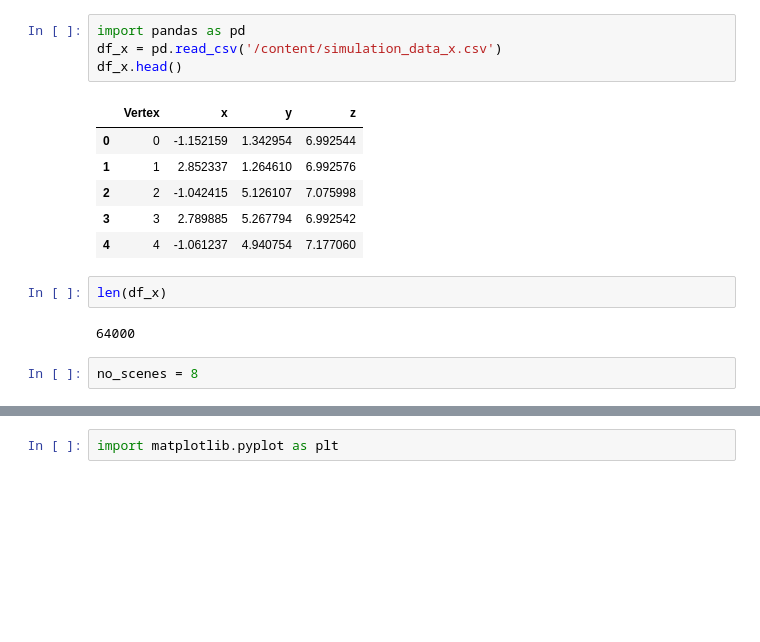
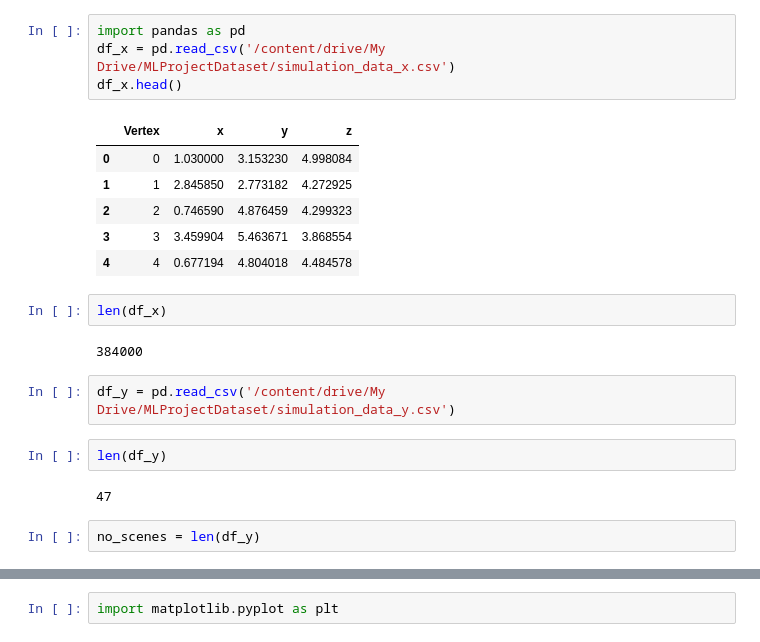
Before and after one commit to AnirudhSA/Cloth-Simulation, a Jupyter notebook: ML_project.ipynb, the cells around one changed output, grey strips where cells are left out. Drawn from its saved outputs; the diff is of its cells as text; blank space fills up the shorter version.

```diff
--- a/ML_project.ipynb
+++ b/ML_project.ipynb
@@ -2,18 +2,24 @@
 <a href="https://colab.research.google.com/github/aswinigh/Cloth-simulation/blob/master/ML_project.ipynb" target="_parent"><img src="https://colab.research.google.com/assets/colab-badge.svg" alt="Open In Colab"/></a>
 # %%
 import pandas as pd
-df_x = pd.read_csv('/content/simulation_data_x.csv')
+df_x = pd.read_csv('/content/drive/My Drive/MLProjectDataset/simulation_data_x.csv')
 df_x.head()
 # %% [output]
 |  | Vertex | x | y | z |
-| 0 | 0 | -1.152159 | 1.342954 | 6.992544 |
-| 1 | 1 | 2.852337 | 1.264610 | 6.992576 |
-| 2 | 2 | -1.042415 | 5.126107 | 7.075998 |
-| 3 | 3 | 2.789885 | 5.267794 | 6.992542 |
-| 4 | 4 | -1.061237 | 4.940754 | 7.177060 |
+| 0 | 0 | 1.030000 | 3.153230 | 4.998084 |
+| 1 | 1 | 2.845850 | 2.773182 | 4.272925 |
+| 2 | 2 | 0.746590 | 4.876459 | 4.299323 |
+| 3 | 3 | 3.459904 | 5.463671 | 3.868554 |
+| 4 | 4 | 0.677194 | 4.804018 | 4.484578 |
 # %%
 len(df_x)
 # %% [output]
-64000
+384000
-# %%
-no_scenes = 8
+# %%
+df_y = pd.read_csv('/content/drive/My Drive/MLProjectDataset/simulation_data_y.csv')
+# %%
+len(df_y)
+# %% [output]
+47
+# %%
+no_scenes = len(df_y)
```
Also changed, not shown: parts of 55 cells of this notebook.
